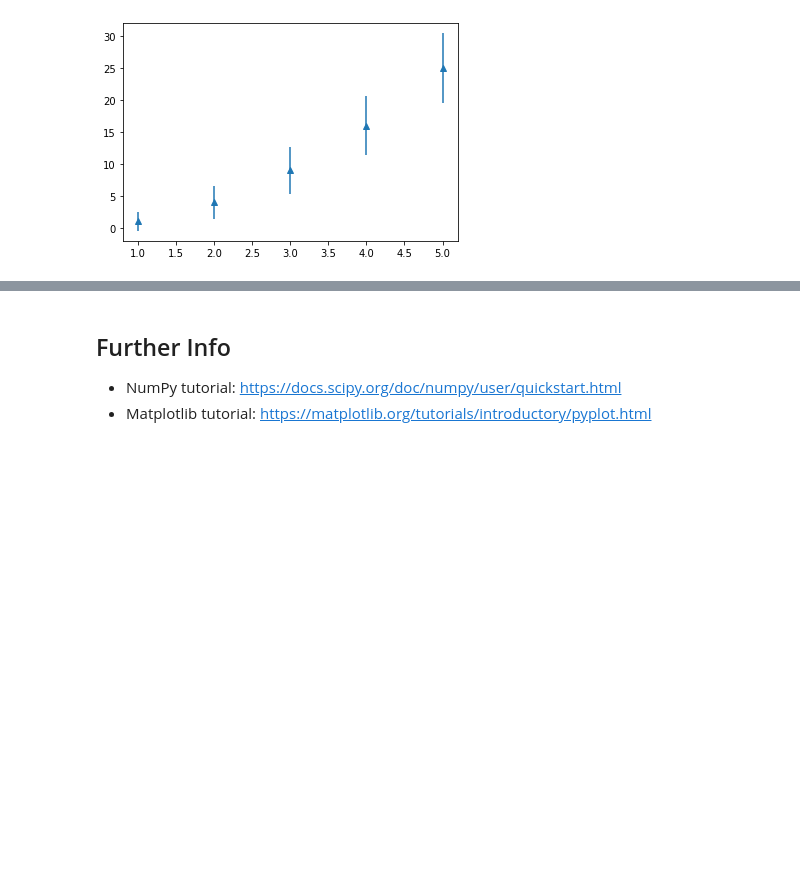
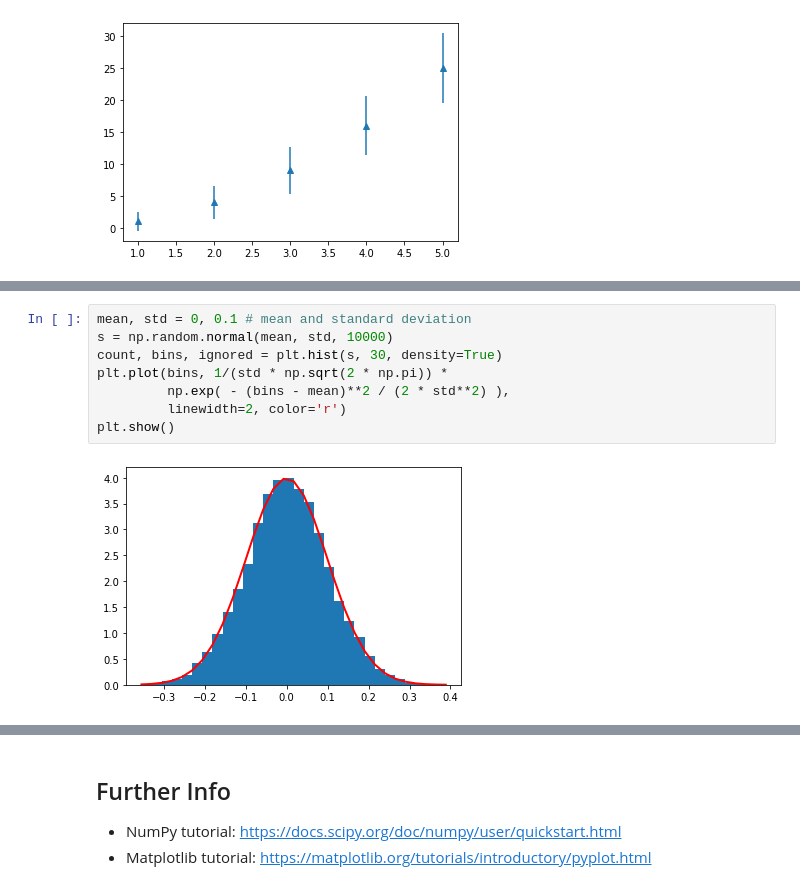
Before and after one commit to DurhamARC/data_analysis_course, a Jupyter notebook: slides/slides_01.ipynb, the cells around one changed output, grey strips where cells are left out. Cells and saved outputs as stored; diff of their text form; blank space fills up the shorter version.

```diff
--- a/slides/slides_01.ipynb
+++ b/slides/slides_01.ipynb
@@ -198,0 +236,10 @@ plt.show()
+# %%
+mean, std = 0, 0.1 # mean and standard deviation
+s = np.random.normal(mean, std, 10000)
+count, bins, ignored = plt.hist(s, 30, density=True)
+plt.plot(bins, 1/(std * np.sqrt(2 * np.pi)) *
+         np.exp( - (bins - mean)**2 / (2 * std**2) ),
+         linewidth=2, color='r')
+plt.show()
+# %% [output]
+[figure, added]
```
Also changed, not shown: parts of 27 cells of this notebook, 5 other files.
